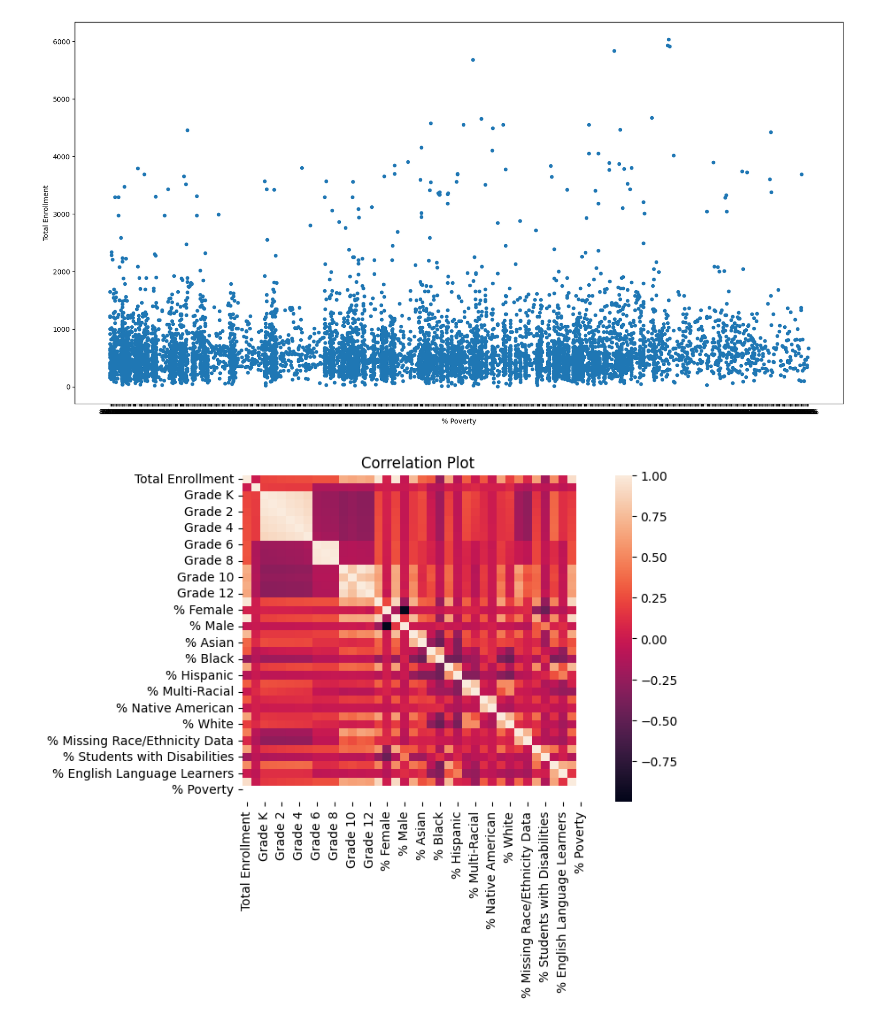
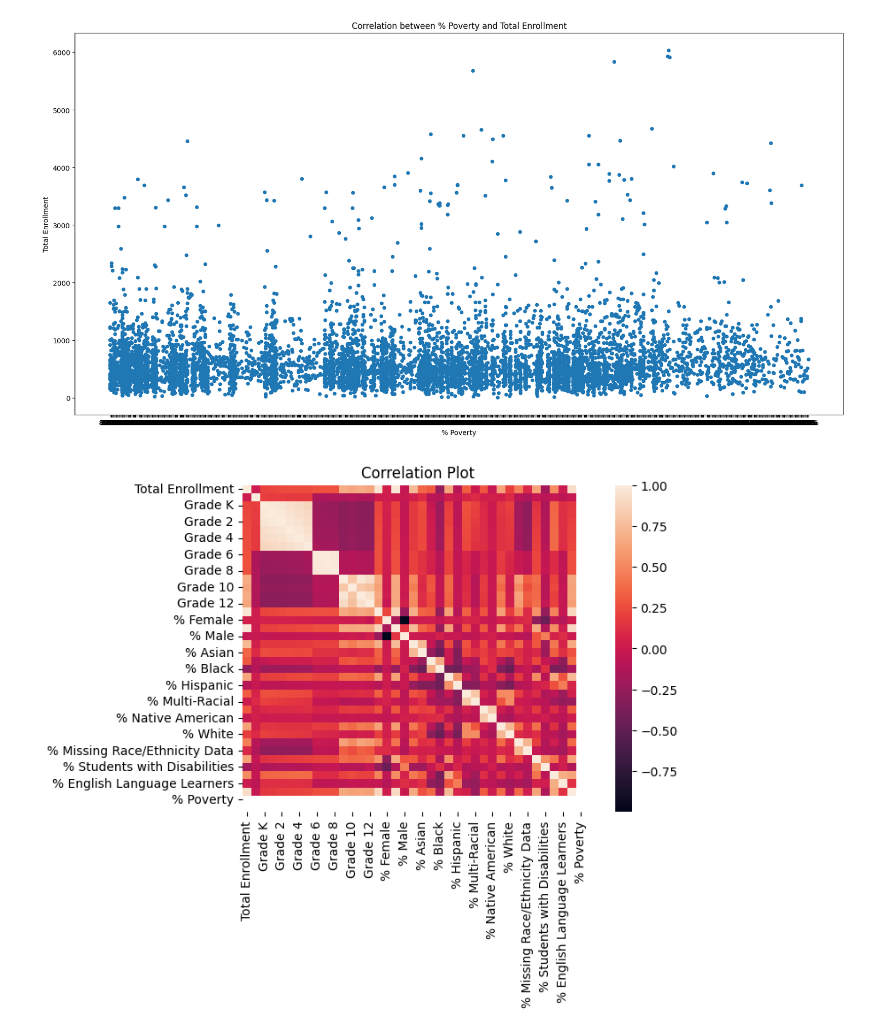
Before and after one commit to nicolerodriguez16/gwc-give-back-project, a Jupyter notebook: visuals/2020-2021_Demographic_Snapshot_School_20241028_visual.ipynb, the cells around one changed output. Drawn from its saved outputs; the diff is of its cells as text; code cells hidden in the pictures.

```diff
--- a/visuals/2020-2021_Demographic_Snapshot_School_20241028_visual.ipynb
+++ b/visuals/2020-2021_Demographic_Snapshot_School_20241028_visual.ipynb
@@ -11,9 +11,11 @@ import pickle
 df_review=pd.read_csv('/Users/nicolerodriguez/gwcla/data/2020-2021_Demographic_Snapshot_School_20241028.csv')
 # %%
 df_review.plot(kind='scatter', x = '% Poverty', y = 'Total Enrollment', figsize = (20, 10))
+plt.title('Correlation between % Poverty and Total Enrollment')
+
 plt.show()
 # %% [output]
-[figure, old version]
+[figure, new version]
 # %%
 df_review2 = df_review.copy()
 # %%
```
Also changed, not shown: parts of 1 cell of this notebook, 3 other files.
